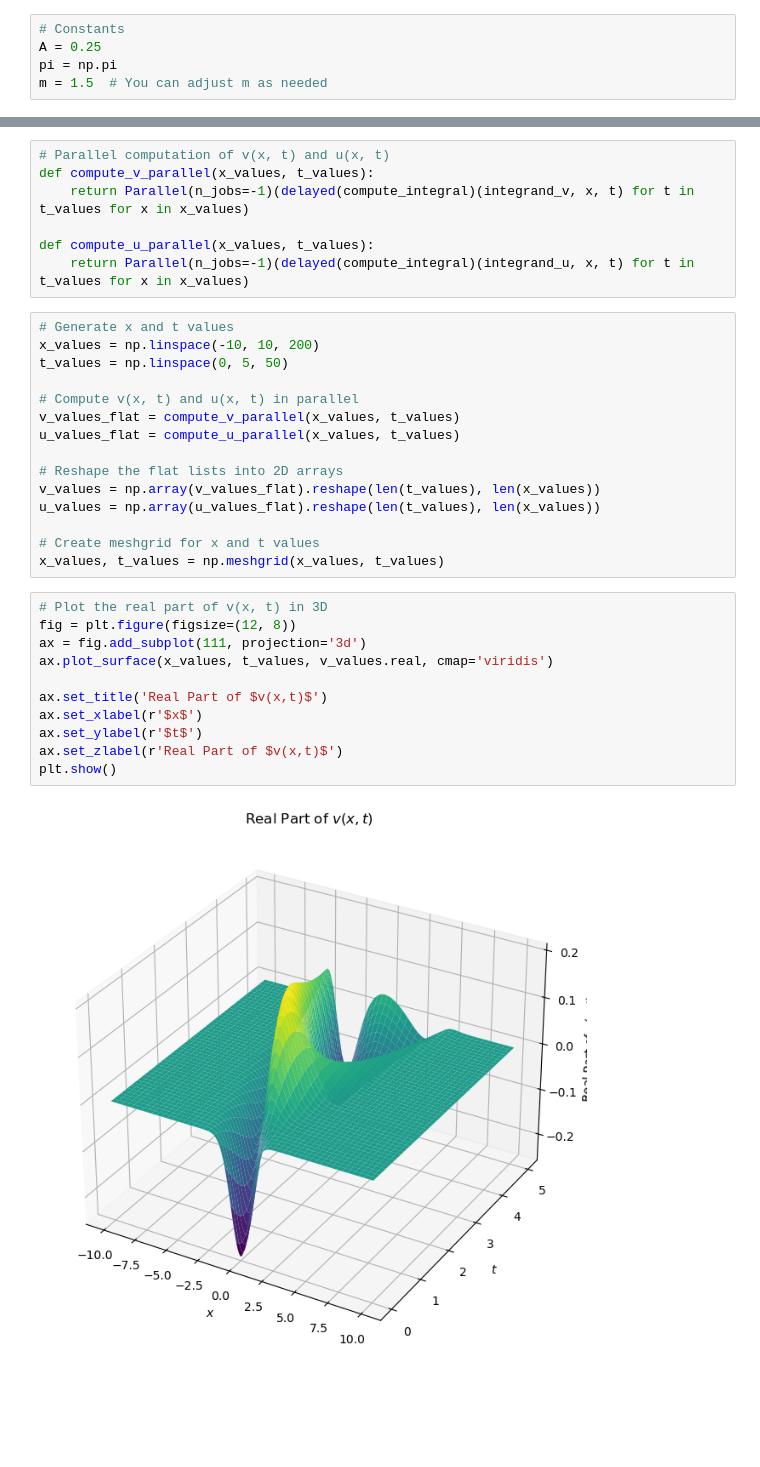
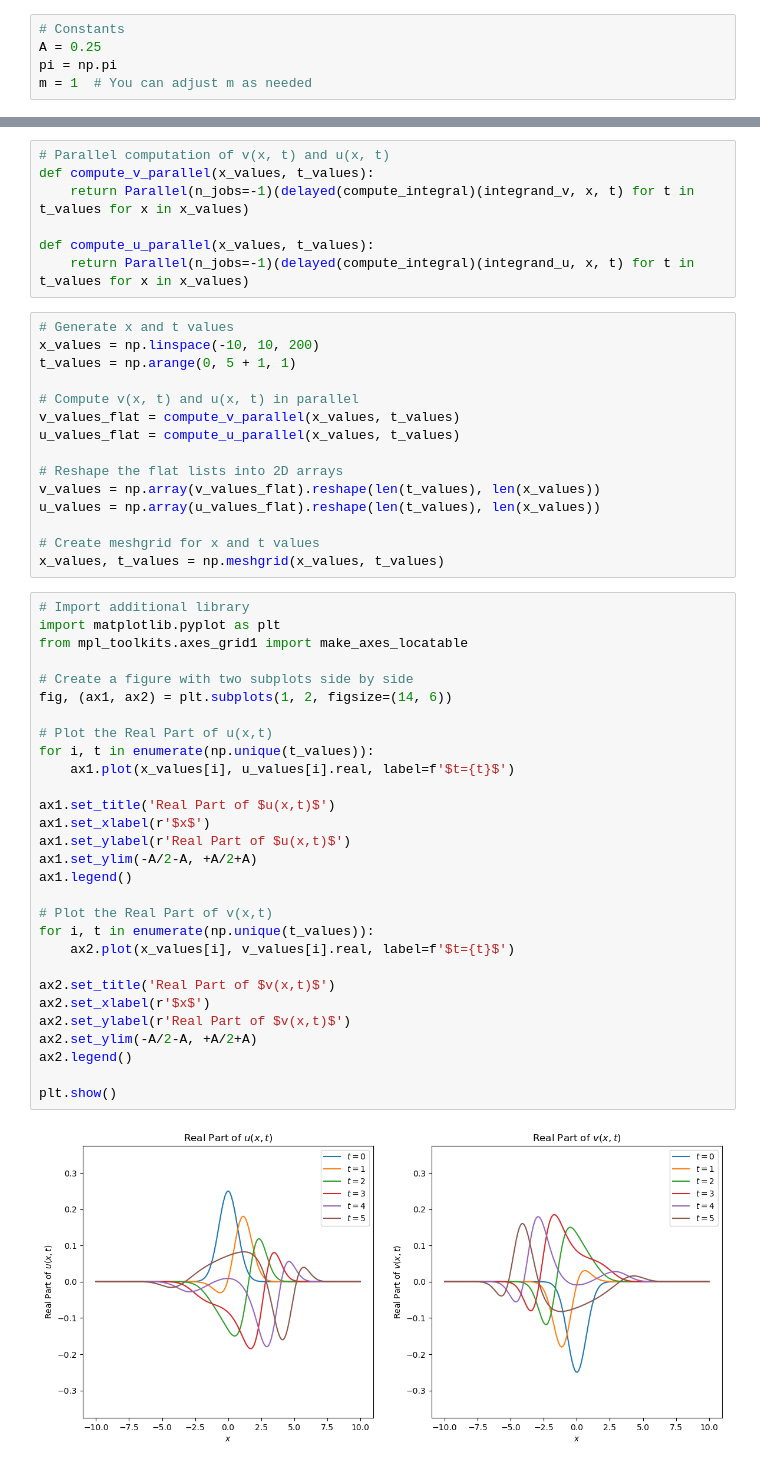
Before and after one commit to brenttsss/mathematical-physics, a Jupyter notebook: Task 2/question_1.ipynb, the cells around one changed output, grey strips where cells are left out. Drawn from its saved outputs; the diff is of its cells as text; blank space fills up the shorter version.

```diff
--- a/Task 2/question_1.ipynb
+++ b/Task 2/question_1.ipynb
@@ -7,7 +7,7 @@ from joblib import Parallel, delayed
 # Constants
 A = 0.25
 pi = np.pi
-m = 1.5  # You can adjust m as needed
+m = 1  # You can adjust m as needed
 # %%
 # Define F, alpha, and beta (vectorized versions)
 def F(k):
@@ -52,7 +52,7 @@ def compute_u_parallel(x_values, t_values):
 # %%
 # Generate x and t values
 x_values = np.linspace(-10, 10, 200)
-t_values = np.linspace(0, 5, 50)
+t_values = np.arange(0, 5 + 1, 1)
 
 # Compute v(x, t) and u(x, t) in parallel
 v_values_flat = compute_v_parallel(x_values, t_values)
@@ -65,15 +65,33 @@ u_values = np.array(u_values_flat).reshape(len(t_values), len(x_values))
 # Create meshgrid for x and t values
 x_values, t_values = np.meshgrid(x_values, t_values)
 # %%
-# Plot the real part of v(x, t) in 3D
-fig = plt.figure(figsize=(12, 8))
-ax = fig.add_subplot(111, projection='3d')
-ax.plot_surface(x_values, t_values, v_values.real, cmap='viridis')
+# Import additional library
+import matplotlib.pyplot as plt
+from mpl_toolkits.axes_grid1 import make_axes_locatable
 
-ax.set_title('Real Part of $v(x,t)$')
-ax.set_xlabel(r'$x$')
-ax.set_ylabel(r'$t$')
-ax.set_zlabel(r'Real Part of $v(x,t)$')
+# Create a figure with two subplots side by side
+fig, (ax1, ax2) = plt.subplots(1, 2, figsize=(14, 6))
+
+# Plot the Real Part of u(x,t)
+for i, t in enumerate(np.unique(t_values)):
+    ax1.plot(x_values[i], u_values[i].real, label=f'$t={t}$')
+
+ax1.set_title('Real Part of $u(x,t)$')
+ax1.set_xlabel(r'$x$')
+ax1.set_ylabel(r'Real Part of $u(x,t)$')
+ax1.set_ylim(-A/2-A, +A/2+A)
+ax1.legend()
+
+# Plot the Real Part of v(x,t)
+for i, t in enumerate(np.unique(t_values)):
+    ax2.plot(x_values[i], v_values[i].real, label=f'$t={t}$')
+
+ax2.set_title('Real Part of $v(x,t)$')
+ax2.set_xlabel(r'$x$')
+ax2.set_ylabel(r'Real Part of $v(x,t)$')
+ax2.set_ylim(-A/2-A, +A/2+A)
+ax2.legend()
+
 plt.show()
 # %% [output]
-[figure, old version]
+[figure, new version]
```
Also changed, not shown: parts of 1 cell of this notebook.
